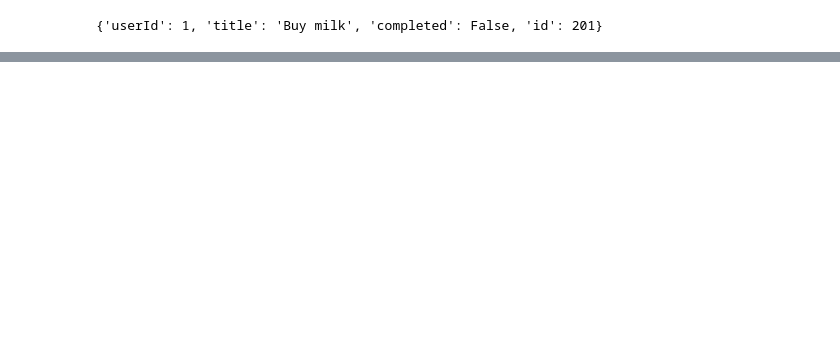
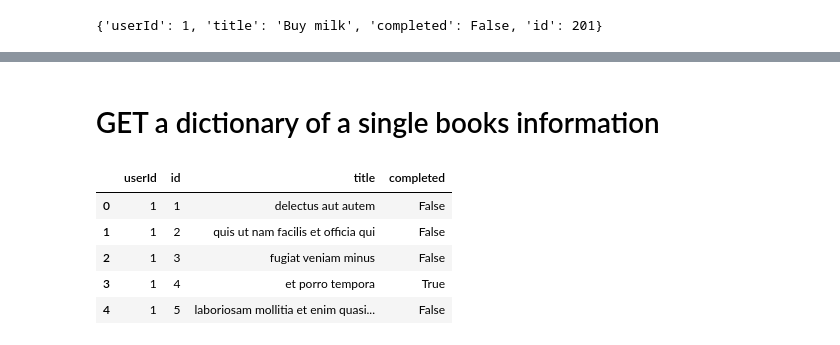
Before and after one commit to ican2x/AI_can, a Jupyter notebook: APIrequesttester.ipynb, the cells around one changed output, grey strips where cells are left out. Saved outputs shown, nothing was run; the diff lists cells and outputs as text; code cells hidden in the pictures; blank space fills up the shorter version.

```diff
--- a/APIrequesttester.ipynb
+++ b/APIrequesttester.ipynb
@@ -28,0 +127,5 @@ response.json()
+# %% [markdown]
+# GET a dictionary of a single books information
+# %%
+response = requests.get(api_url, json=abook)
+to_df=response.json()
@@ -28,0 +134,11 @@ response.json()
+# %%
+abook= pd.DataFrame(to_df)
+# %%
+abook.head()
+# %% [output]
+|  | userId | id | title | completed |
+| 0 | 1 | 1 | delectus aut autem | False |
+| 1 | 1 | 2 | quis ut nam facilis et officia qui | False |
+| 2 | 1 | 3 | fugiat veniam minus | False |
+| 3 | 1 | 4 | et porro tempora | True |
+| 4 | 1 | 5 | laboriosam mollitia et enim quasi... | False |
```
Also changed, not shown: parts of 17 cells of this notebook, 1 other file.
